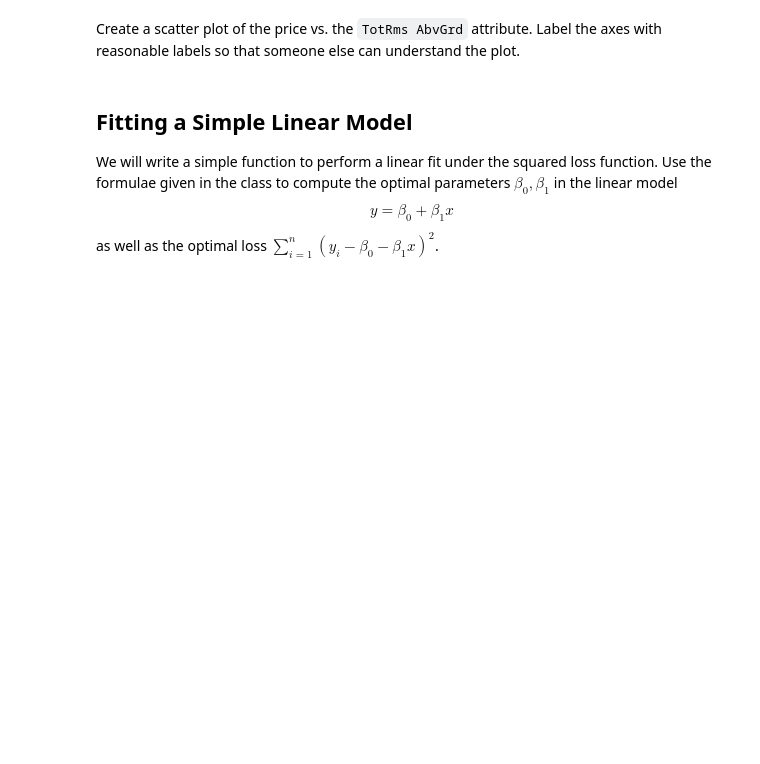
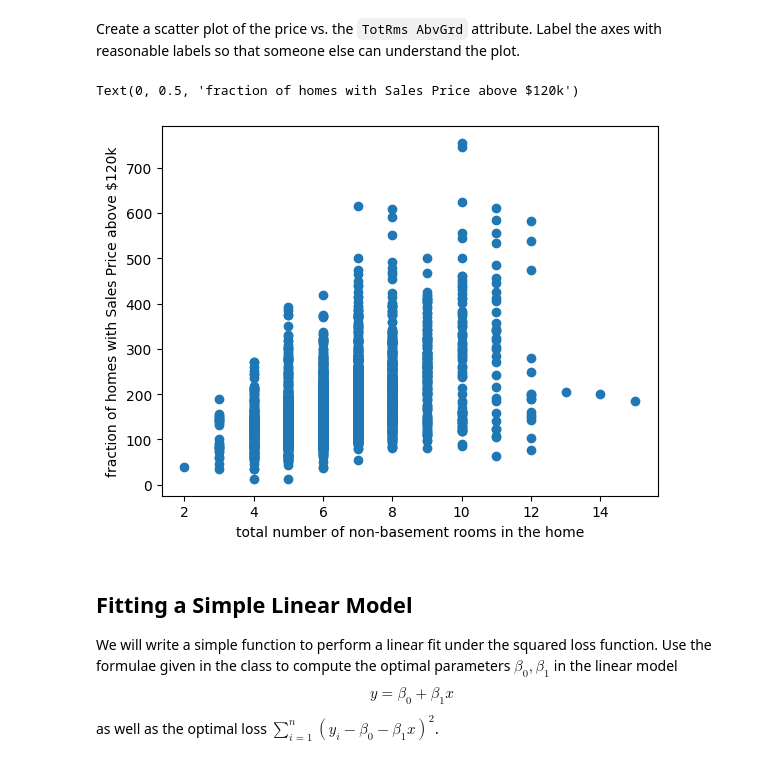
Before and after one commit to pranavich18/ML_Labs, a Jupyter notebook: lab1.ipynb, the cells around one changed output. Drawn from its saved outputs; the diff is of its cells as text; code cells hidden in the pictures; blank space fills up the shorter version.

```diff
--- a/lab1.ipynb
+++ b/lab1.ipynb
@@ -24,7 +24,7 @@ First, complete the following code that uses the `pd.read_csv` command to read t
 import pandas as pd
 import numpy as np
 # TODO:  Complete the code
-# df = pd.read_csv(...)
+df = pd.read_csv("AmesHousing.csv")
 # %% [markdown]
 Display the first six rows of the data frame
 # %%
@@ -43,10 +56,11 @@ Print a statement of the form:
 The dataset contains some NaN value. Before proceeding, drop all rows from the dataframe with NaN values. There should only be a few.
 # %%
 # TODO
+df = df.dropna()
 # %% [markdown]
 Create a response vector `y` with the values in the column `SalePrice`.  The vector `y` should be a 1D `numpy.ndarray` structure.
 # %%
 # TODO
-# y = ...
+y = df["SalePrice"].to_numpy()
 # %% [markdown]
 Use the response vector `y` to find the mean house price in thousands and the fraction of homes that are above $120k. Print and label your results.
@@ -64,6 +85,6 @@ import matplotlib.pyplot as plt
 Similar to the `y` vector, create a predictor vector `x` containing the values in the `TotRms AbvGrd` column, which represents the total number of non-basement rooms in the home.
 # %%
 # TODO
-# x = ...
+x = df["TotRms AbvGrd"].to_numpy()
 # %% [markdown]
 Create a scatter plot of the price vs. the `TotRms AbvGrd` attribute.  Label the axes with reasonable labels so that someone else can understand the plot.
@@ -72,3 +91,11 @@ Create a scatter plot of the price vs. the `TotRms AbvGrd` attribute.  Label the
+# %%
+# TODO
+plt.scatter(x,y)
+plt.xlabel("total number of non-basement rooms in the home")
+plt.ylabel("fraction of homes with Sales Price above $120k")
+# %% [output]
+Text(0, 0.5, 'fraction of homes with Sales Price above $120k')
+[figure, added]
 # %% [markdown]
 ## Fitting a Simple Linear Model
 
```
Also changed, not shown: parts of 6 cells of this notebook.
